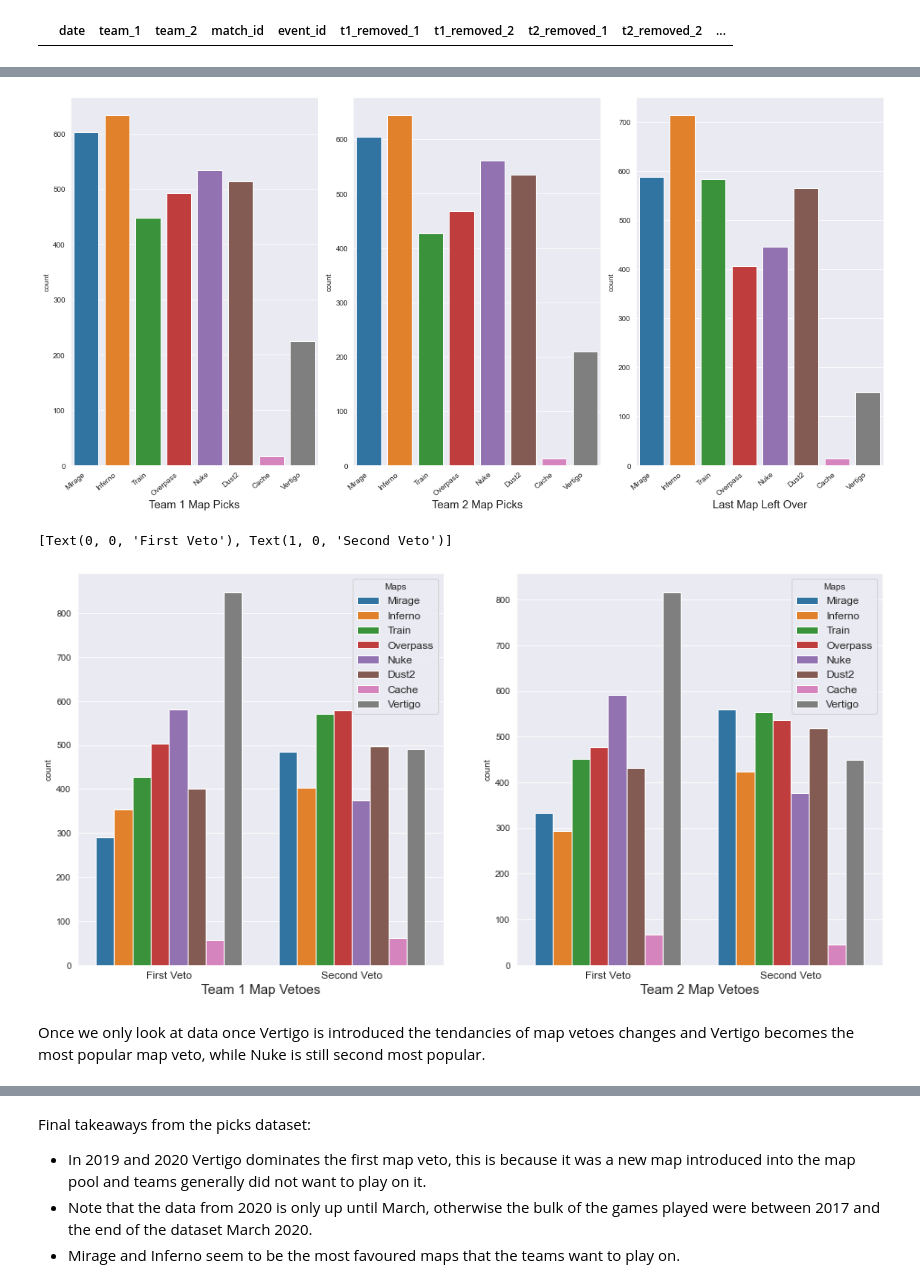
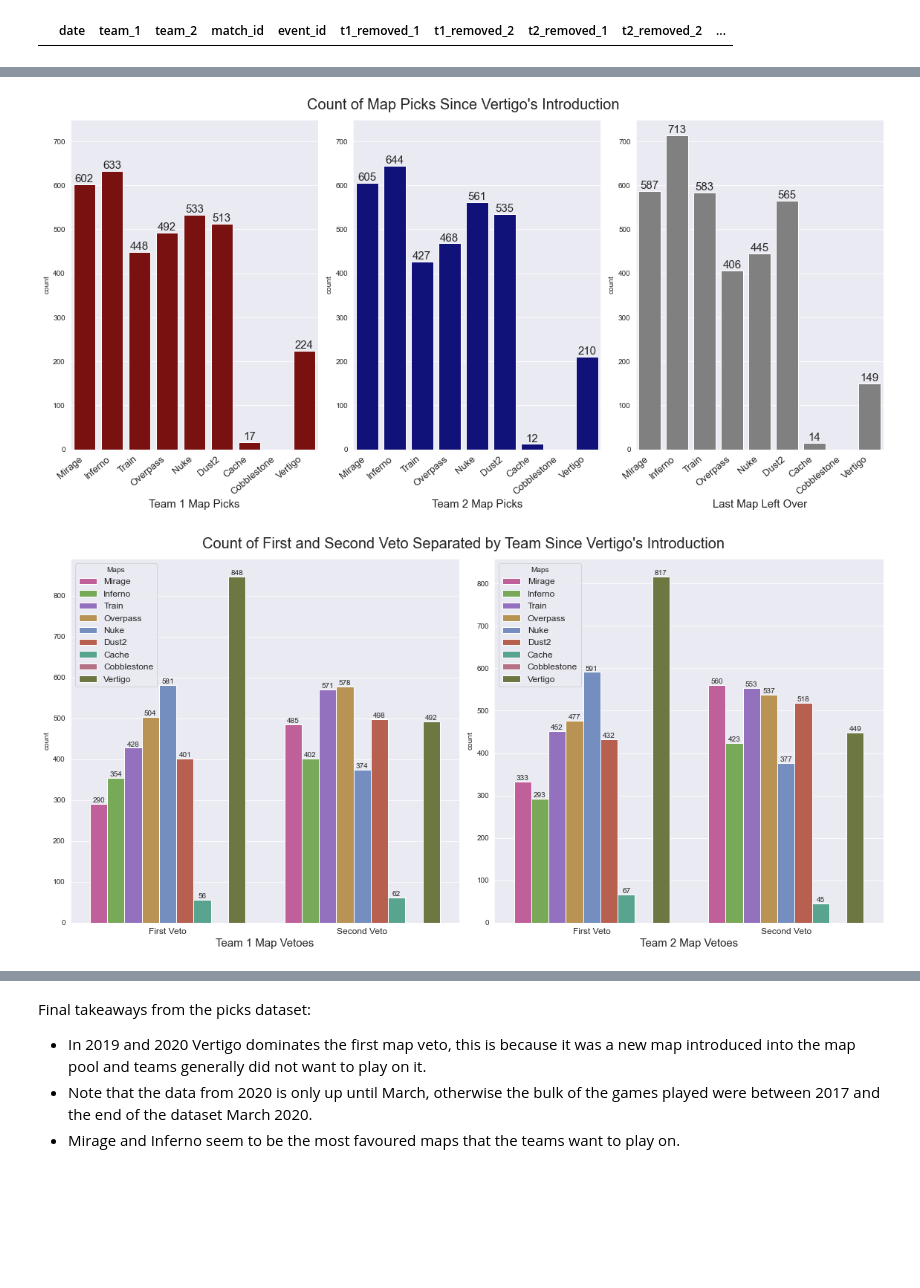
Before and after one commit to tahashahab/competitive_csgo, a Jupyter notebook: csgo_picks.ipynb, the cells around one changed output, grey strips where cells are left out. Saved outputs shown, nothing was run; the diff lists cells and outputs as text; code cells hidden in the pictures; blank space fills up the shorter version.

```diff
--- a/csgo_picks.ipynb
+++ b/csgo_picks.ipynb
@@ -176,6 +181,2 @@ Name: t2_removed_2, dtype: int64
-# %%
-picks = picks.drop(picks[picks['t1_removed_2'] == '0.0'].index)
-picks = picks.drop(picks[picks['t2_removed_1'] == '0.0'].index)
-picks = picks.drop(picks[picks['t2_removed_2'] == '0.0'].index)
 # %%
 maps = ['Mirage', 'Inferno', 'Train', 'Overpass', 'Nuke', 'Dust2', 'Cache', 'Cobblestone', 'Vertigo']
@@ -267,38 +255,54 @@ Name: t1_picked_1, dtype: int64
 # %%
-maps = ['Mirage', 'Inferno', 'Train', 'Overpass', 'Nuke', 'Dust2', 'Cache', 'Vertigo']
-f, ax = plt.subplots(1,3,figsize=(16,8))
+maps = ['Mirage', 'Inferno', 'Train', 'Overpass', 'Nuke', 'Dust2', 'Cache', 'Cobblestone', 'Vertigo']
+f, ax = plt.subplots(1,3,figsize=(16,8), sharey=True)
+f.suptitle("Count of Map Picks Since Vertigo's Introduction", y=.98, fontsize=20)
 
-sns.countplot(x='t1_picked_1', data=vertigo_df, ax=ax[0], order=maps)
-ax[0].set_xticklabels(ax[0].get_xticklabels(), rotation=40, ha="right")
+sns.countplot(x='t1_picked_1', data=vertigo_df, ax=ax[0], order=maps, color='darkred')
+ax[0].set_xticklabels(ax[0].get_xticklabels(), rotation=40, ha="right", fontsize=13)
 ax[0].set_xlabel('Team 1 Map Picks', fontsize=15)
+ax[0].bar_label(ax[0].containers[0], fontsize=15)
+ax[0].yaxis.set_tick_params(labelbottom=True)
 
-sns.countplot(x='t2_picked_1', data=vertigo_df, ax=ax[1], order=maps)
-ax[1].set_xticklabels(ax[1].get_xticklabels(), rotation=40, ha="right")
+sns.countplot(x='t2_picked_1', data=vertigo_df, ax=ax[1], order=maps, color='darkblue')
+ax[1].set_xticklabels(ax[1].get_xticklabels(), rotation=40, ha="right", fontsize=13)
 ax[1].set_xlabel('Team 2 Map Picks', fontsize=15)
+ax[1].bar_label(ax[1].containers[0], fontsize=15)
+ax[1].yaxis.set_tick_params(labelbottom=True)
 
-sns.countplot(x='left_over', data=vertigo_df, ax=ax[2], order=maps)
-ax[2].set_xticklabels(ax[2].get_xticklabels(), rotation=40, ha="right")
+sns.countplot(x='left_over', data=vertigo_df, ax=ax[2], order=maps, color='grey')
+ax[2].set_xticklabels(ax[2].get_xticklabels(), rotation=40, ha="right", fontsize=13)
 ax[2].set_xlabel('Last Map Left Over', fontsize=15)
+ax[2].bar_label(ax[2].containers[0], fontsize=15)
+ax[2].yaxis.set_tick_params(labelbottom=True)
+
 plt.tight_layout()
+plt.show()
 # %% [output]
-[figure, old version]
+[figure, new version]
 # %%
-maps = ['Mirage', 'Inferno', 'Train', 'Overpass', 'Nuke', 'Dust2', 'Cache', 'Vertigo']
+maps = ['Mirage', 'Inferno', 'Train', 'Overpass', 'Nuke', 'Dust2', 'Cache', 'Cobblestone', 'Vertigo']
 f, ax = plt.subplots(1,2,figsize=(16,8))
+f.suptitle("Count of First and Second Veto Separated by Team Since Vertigo's Introduction", y=.98, fontsize=20)
 melt_df_1 = vertigo_df[['t1_removed_1', 't1_removed_2']]
 melt_df_2 = vertigo_df[['t2_removed_1', 't2_removed_2']]
 
-sns.countplot(x='variable', hue='value', data=pd.melt(melt_df_1), ax=ax[0], hue_order=maps)
+sns.countplot(x='variable', hue='value', data=pd.melt(melt_df_1), ax=ax[0], hue_order=maps, palette=["#cf509d","#74b64b","#9364cb","#c99743","#698acc","#ca543e","#4bb193","#c06680","#728039"])
 ax[0].set_xlabel('Team 1 Map Vetoes', fontsize=15)
 ax[0].legend(title='Maps', fontsize=12)
 ax[0].set_xticklabels(['First Veto', 'Second Veto'], fontsize=12)
+for container in ax[0].containers:
+    ax[0].bar_label(container, fontsize=10)
+ax[0].yaxis.set_tick_params(labelbottom=True)
 
-sns.countplot(x='variable', hue='value', data=pd.melt(melt_df_2), ax=ax[1], hue_order=maps)
+sns.countplot(x='variable', hue='value', data=pd.melt(melt_df_2), ax=ax[1], hue_order=maps, palette=["#cf509d","#74b64b","#9364cb","#c99743","#698acc","#ca543e","#4bb193","#c06680","#728039"])
 ax[1].set_xlabel('Team 2 Map Vetoes', fontsize=15)
 ax[1].legend(title='Maps', fontsize=12)
 ax[1].set_xticklabels(['First Veto', 'Second Veto'], fontsize=12)
+for container in ax[1].containers:
+    ax[1].bar_label(container, fontsize=10)
+ax[1].yaxis.set_tick_params(labelbottom=True)
+
+plt.tight_layout()
+plt.show()
 # %% [output]
-[Text(0, 0, 'First Veto'), Text(1, 0, 'Second Veto')]
-[figure, old version]
+[figure, new version]
-# %% [markdown]
-Once we only look at data once Vertigo is introduced the tendancies of map vetoes changes and Vertigo becomes the most popular map veto, while Nuke is still second most popular.
```
Also changed, not shown: parts of 36 cells of this notebook.
